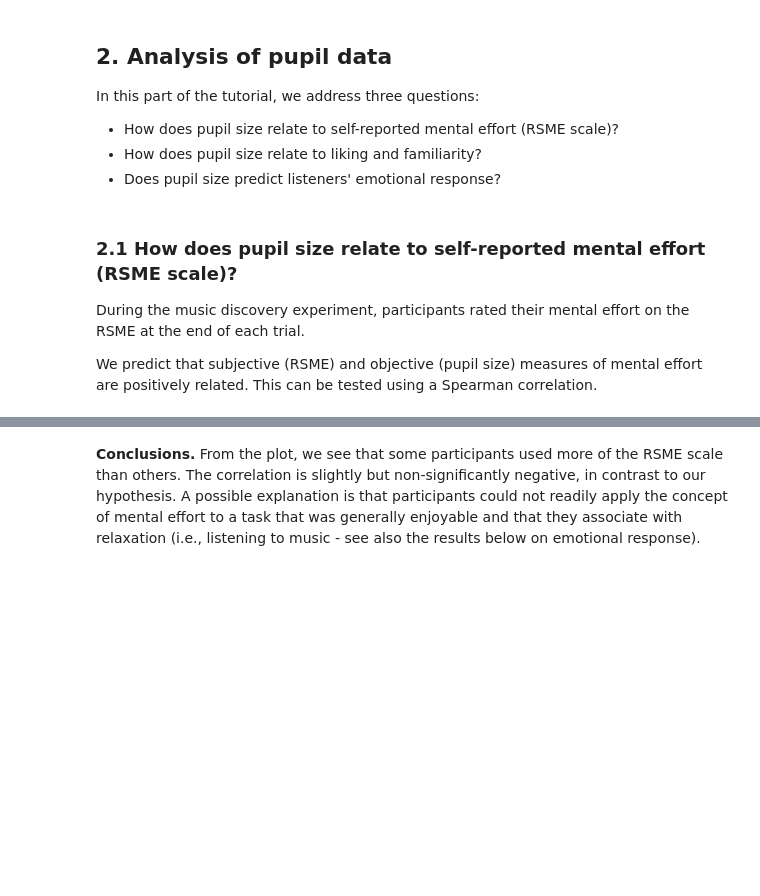
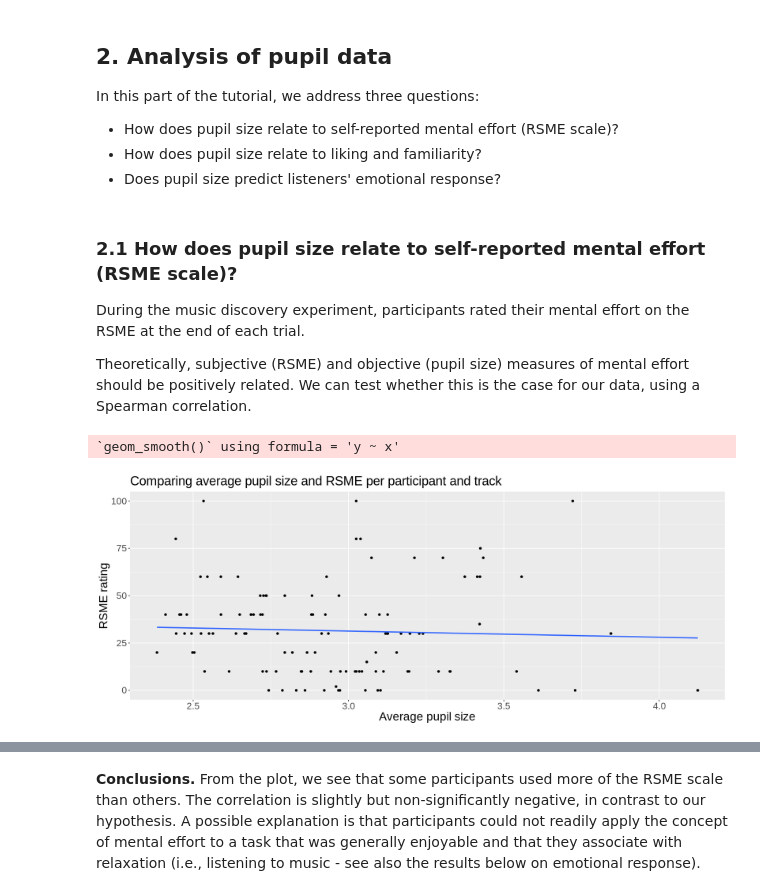
Before and after one commit to laurabishop/MusicDiscoveryPupil, a Jupyter notebook: MusicDiscoveryPhysiology.ipynb, the cells around one changed output, grey strips where cells are left out. Saved outputs shown, nothing was run; the diff lists cells and outputs as text; code cells hidden in the pictures; blank space fills up the shorter version.

```diff
--- a/MusicDiscoveryPhysiology.ipynb
+++ b/MusicDiscoveryPhysiology.ipynb
@@ -116,21 +120,24 @@ In this part of the tutorial, we address three questions:
 
 During the music discovery experiment, participants rated their mental effort on the RSME at the end of each trial.
 
-We predict that subjective (RSME) and objective (pupil size) measures of mental effort are positively related. This can be tested using a Spearman correlation.
+Theoretically, subjective (RSME) and objective (pupil size) measures of mental effort should be positively related. We can test whether this is the case for our data, using a Spearman correlation.
 # %%
-filtered <- read.table("ET-partial1.txt")
+filtered <- read.table("MusicDiscoveryPupil/ET-partial1.txt")
 # %%
-pupilxRSME <- aggregate(npupil ~ RSME + ID + spotify_id + session,
+pupilxRSME <- aggregate(smooth.pupil ~ RSME + ID + spotify_id + session,
                         data = filtered, mean)
 pupilxRSME$ID <- as.character(pupilxRSME$ID)
 # %%
 options(repr.plot.width = 15, repr.plot.height = 6)
-effort.noID <- ggplot(pupilxRSME, aes(x = npupil, y = RSME)) + geom_point()
+effort.noID <- ggplot(pupilxRSME, aes(x = smooth.pupil, y = RSME)) + geom_point()
 effort.noID <- effort.noID + ggtitle("Comparing average pupil size and RSME per participant and track") +
                                     xlab("Average pupil size") + ylab("RSME rating") +
                                     theme(plot.title = element_text(size = 22),
                                         axis.text = element_text(size = 16), axis.title = element_text(size = 20),
                                         legend.text = element_text(size = 20), legend.key.size = unit(1, "cm"),
                                         legend.title = element_text(size = 20))
 effort.noID + geom_smooth(method = lm, se = FALSE)
+# %% [output]
+`geom_smooth()` using formula = 'y ~ x'
+[figure, added]
 # %%
```
Also changed, not shown: parts of 17 cells of this notebook.
